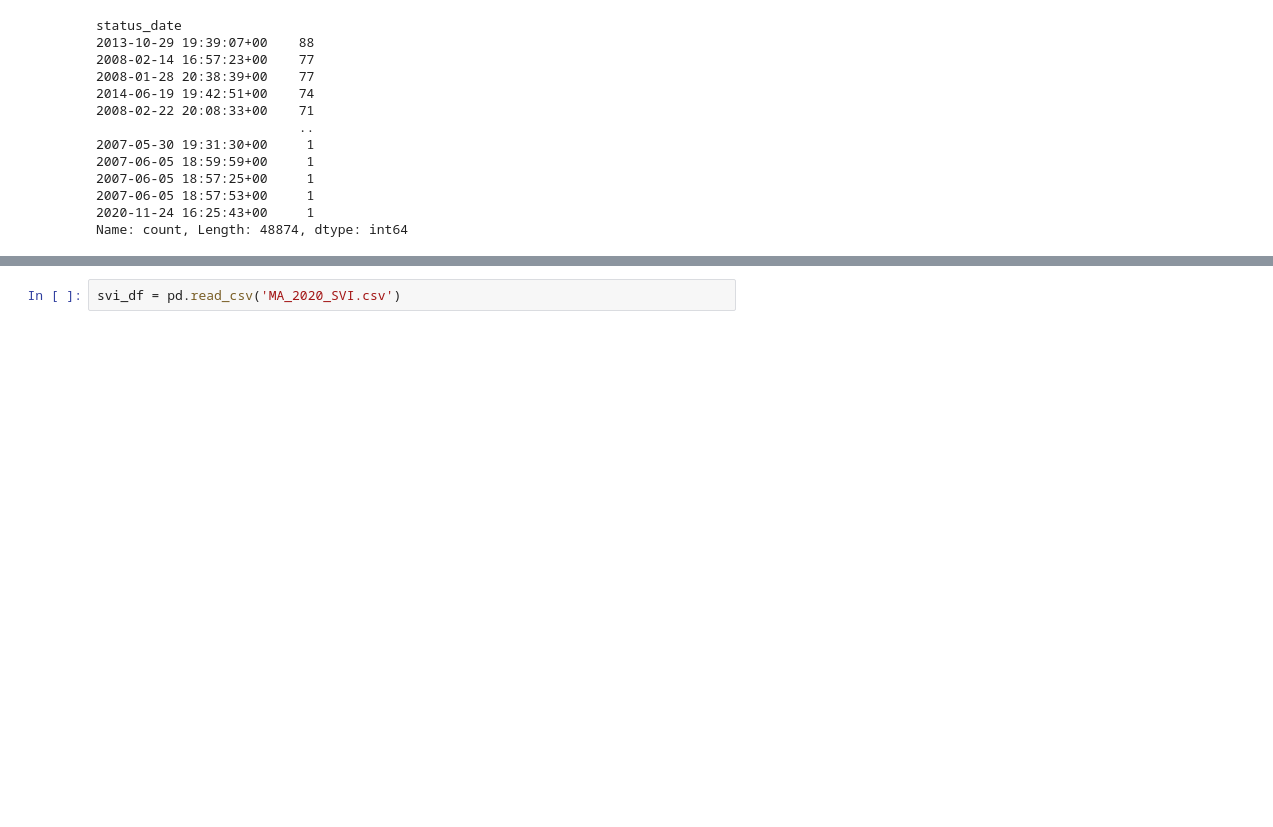
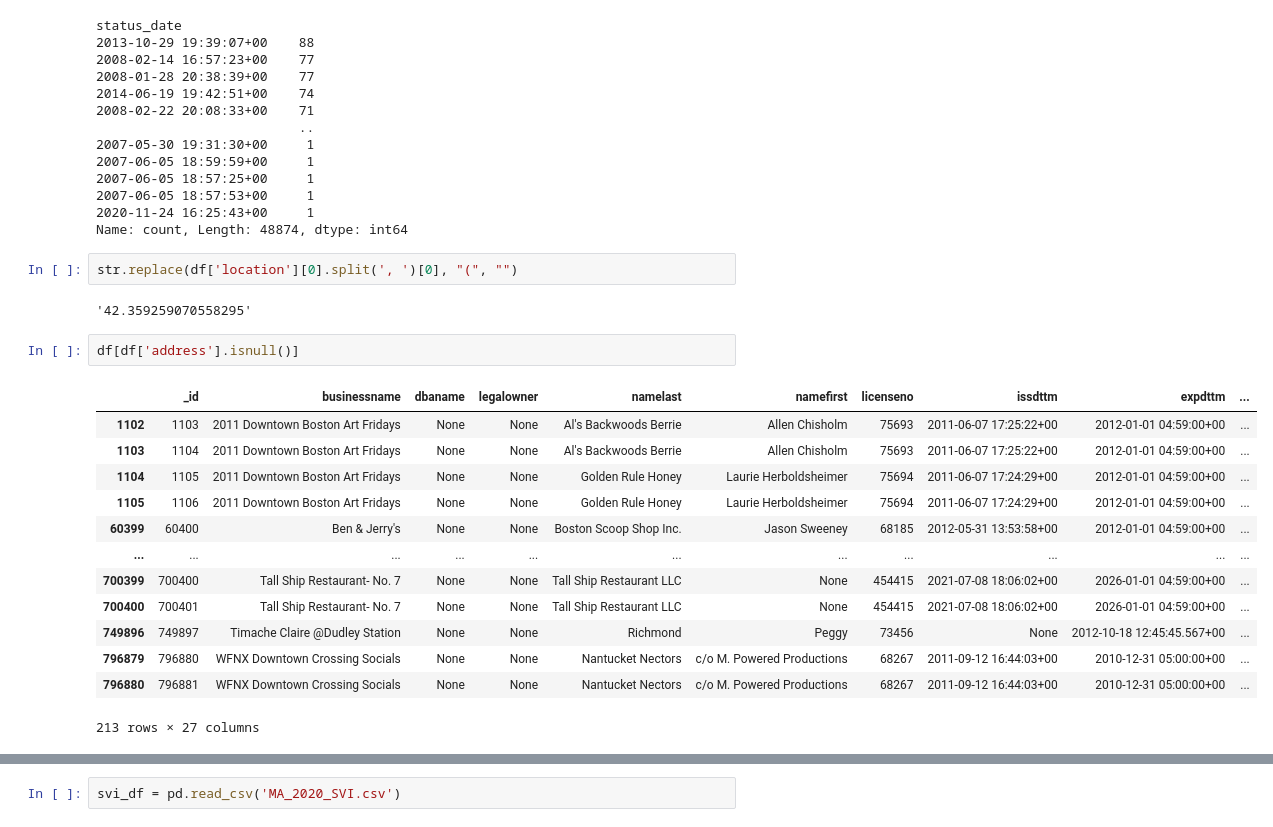
Before and after one commit to josephheadley3/food-inspection-prediction-model, a Jupyter notebook: data_cleaning_steps.ipynb, the cells around one changed output, grey strips where cells are left out. Saved outputs shown, nothing was run; the diff lists cells and outputs as text; blank space fills up the shorter version.

```diff
--- a/data_cleaning_steps.ipynb
+++ b/data_cleaning_steps.ipynb
@@ -106,3 +109,23 @@ status_date
 2007-06-05 18:57:53+00     1
 2020-11-24 16:25:43+00     1
 Name: count, Length: 48874, dtype: int64
+# %%
+str.replace(df['location'][0].split(', ')[0], "(", "")
+# %% [output]
+'42.359259070558295'
+# %%
+df[df['address'].isnull()]
+# %% [output]
+|  | _id | businessname | dbaname | legalowner | namelast | namefirst | licenseno | issdttm | expdttm | ... |
+| 1102 | 1103 | 2011 Downtown Boston Art Fridays | None | None | Al's Backwoods Berrie | Allen Chisholm | 75693 | 2011-06-07 17:25:22+00 | 2012-01-01 04:59:00+00 | ... |
+| 1103 | 1104 | 2011 Downtown Boston Art Fridays | None | None | Al's Backwoods Berrie | Allen Chisholm | 75693 | 2011-06-07 17:25:22+00 | 2012-01-01 04:59:00+00 | ... |
+| 1104 | 1105 | 2011 Downtown Boston Art Fridays | None | None | Golden Rule Honey | Laurie Herboldsheimer | 75694 | 2011-06-07 17:24:29+00 | 2012-01-01 04:59:00+00 | ... |
+| 1105 | 1106 | 2011 Downtown Boston Art Fridays | None | None | Golden Rule Honey | Laurie Herboldsheimer | 75694 | 2011-06-07 17:24:29+00 | 2012-01-01 04:59:00+00 | ... |
+| 60399 | 60400 | Ben & Jerry's | None | None | Boston Scoop Shop Inc. | Jason Sweeney | 68185 | 2012-05-31 13:53:58+00 | 2012-01-01 04:59:00+00 | ... |
+| ... | ... | ... | ... | ... | ... | ... | ... | ... | ... | ... |
+| 700399 | 700400 | Tall Ship Restaurant- No. 7 | None | None | Tall Ship Restaurant LLC | None | 454415 | 2021-07-08 18:06:02+00 | 2026-01-01 04:59:00+00 | ... |
+| 700400 | 700401 | Tall Ship Restaurant- No. 7 | None | None | Tall Ship Restaurant LLC | None | 454415 | 2021-07-08 18:06:02+00 | 2026-01-01 04:59:00+00 | ... |
+| 749896 | 749897 | Timache Claire @Dudley Station | None | None | Richmond | Peggy | 73456 | None | 2012-10-18 12:45:45.567+00 | ... |
+| 796879 | 796880 | WFNX Downtown Crossing Socials | None | None | Nantucket Nectors | c/o M. Powered Productions | 68267 | 2011-09-12 16:44:03+00 | 2010-12-31 05:00:00+00 | ... |
+| 796880 | 796881 | WFNX Downtown Crossing Socials | None | None | Nantucket Nectors | c/o M. Powered Productions | 68267 | 2011-09-12 16:44:03+00 | 2010-12-31 05:00:00+00 | ... |
+213 rows × 27 columns
```
Also changed, not shown: parts of 35 cells of this notebook.
